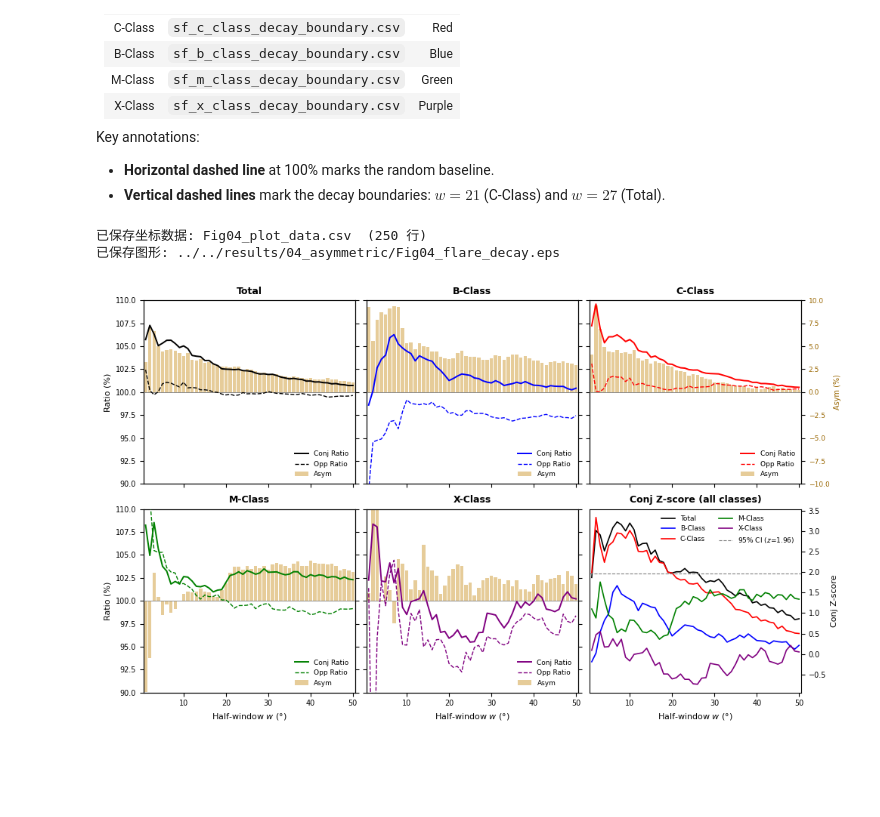
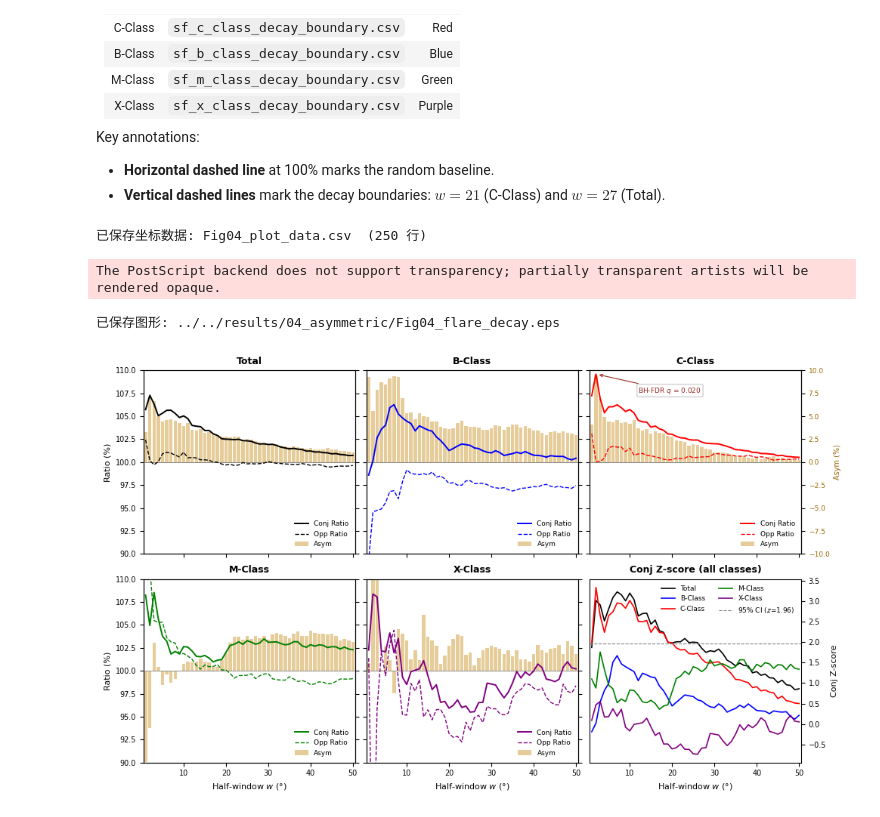
Before and after one commit to Solar-CEOS/solar-ceos, a Jupyter notebook: notebooks/04_asymmetric/06_fig4_flare_decay.ipynb, the cells around one changed output. Cells and saved outputs as stored; diff of their text form; code cells hidden in the pictures; blank space fills up the shorter version.

```diff
--- a/notebooks/04_asymmetric/06_fig4_flare_decay.ipynb
+++ b/notebooks/04_asymmetric/06_fig4_flare_decay.ipynb
@@ -34,6 +34,7 @@ mpl.rcParams.update({
 
 # ── 数据目录（相对于 notebooks/04_asymmetric/） ──
 data_dir = '../../results/04_asymmetric/sf/'
+fdr_path = '../../results/05_multidimensional/fdr_audit/decay_boundary_fdr.csv'
 
 # ── 读取 5 个 CSV ──
 files = {
@@ -56,6 +57,9 @@ for label, fname in files.items():
     df = pd.read_csv(data_dir + fname)
     df['Asym'] = df['Conj_Ratio'] - df['Opp_Ratio']
     data[label] = df
+
+# ── 读取 FDR 校正数据 ──
+fdr_df = pd.read_csv(fdr_path)
 
 # ── 保存汇总坐标数据 CSV ──
 df_list = []
@@ -129,36 +133,55 @@ for i, label in enumerate(labels_order):
     ax.legend(lines1 + lines2, labels1 + labels2,
               loc='lower right', framealpha=1.0, edgecolor='none')
 
+# ── FDR 标注: C-Class w=2° ──
+c_fdr = fdr_df[
+    (fdr_df['Source_File'] == 'sf_c_class_decay_boundary.csv')
+    & (fdr_df['Window'] == 2)
+]
+if len(c_fdr) == 1:
+    q_val = c_fdr.iloc[0]['Conj_q_file']
+    rc_val = c_fdr.iloc[0]['Conj_Ratio']
+    ax_c = axes_flat[2]
+    ax_c.annotate(
+        f'BH-FDR $q$ = {q_val:.3f}',
+        xy=(2, rc_val), xytext=(12, rc_val - 2),
+        fontsize=6.5, color='#922b21',
+        arrowprops=dict(arrowstyle='->', color='#922b21', lw=0.8, shrinkB=3),
+        bbox=dict(boxstyle='round,pad=0.2', facecolor='white',
+                  edgecolor='#cccccc', alpha=0.9),
+    )
+
 # ── 子图 6：汇总 Z-score ──
 ax6 = axes_flat[5]
 for label in labels_order:
     df = data[label]
     ax6.plot(df['Window'], df['Conj_Z'], '-', color=colors[label],
              linewidth=1.2, label=label)
 ax6.axhline(y=1.96, color='gray', linewidth=0.8, linestyle='--',
             label='95% CI ($z$=1.96)')
 ax6.set_xlim(0.5, 50.5)
 
 # 布局逻辑：底边和右边
 ax6.set_xlabel('Half-window $w$ (°)')
 ax6.yaxis.tick_right()                                  # 将刻度移至右侧
 ax6.yaxis.set_label_position("right")                   # 将标签移至右侧
 ax6.set_ylabel('Conj Z-score')
 ax6.set_title('Conj Z-score (all classes)')
 
 # 第 6 个图例：右上角，分 2 列
 ax6.legend(loc='upper right', ncol=2, framealpha=1.0, edgecolor='none')
 
 # ── 紧凑布局：缩小间距，让共享坐标轴的子图贴紧 ──
 plt.tight_layout(w_pad=0.5, h_pad=0.8)
 
 # ── 保存 EPS ──
 eps_path = '../../results/04_asymmetric/Fig04_flare_decay.eps'
 fig.savefig(eps_path, format='eps', dpi=300, bbox_inches='tight')
 print(f"已保存图形: {eps_path}")
 
 plt.show()
 # %% [output]
 已保存坐标数据: Fig04_plot_data.csv  (250 行)
-已保存图形: ../../results/04_asymmetric/Fig04_flare_decay.eps
+The PostScript backend does not support transparency; partially transparent artists will be rendered opaque.
+已保存图形: ../../results/04_asymmetric/Fig04_flare_decay.eps
-[figure, old version]
+[figure, new version]
```
Also changed, not shown: 34 other files.
